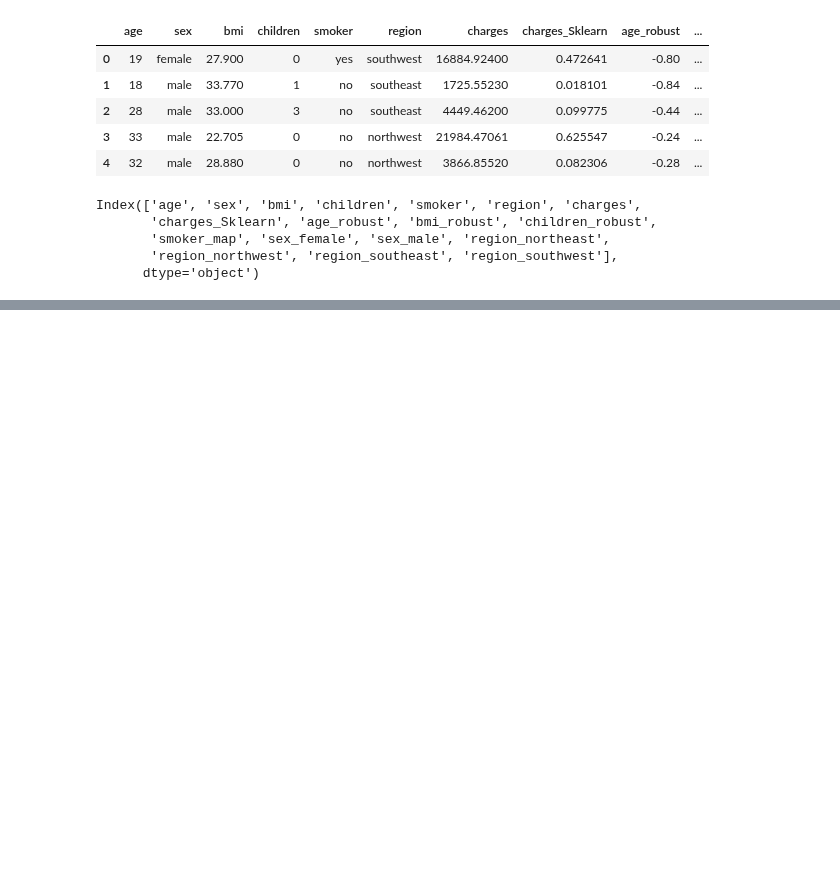
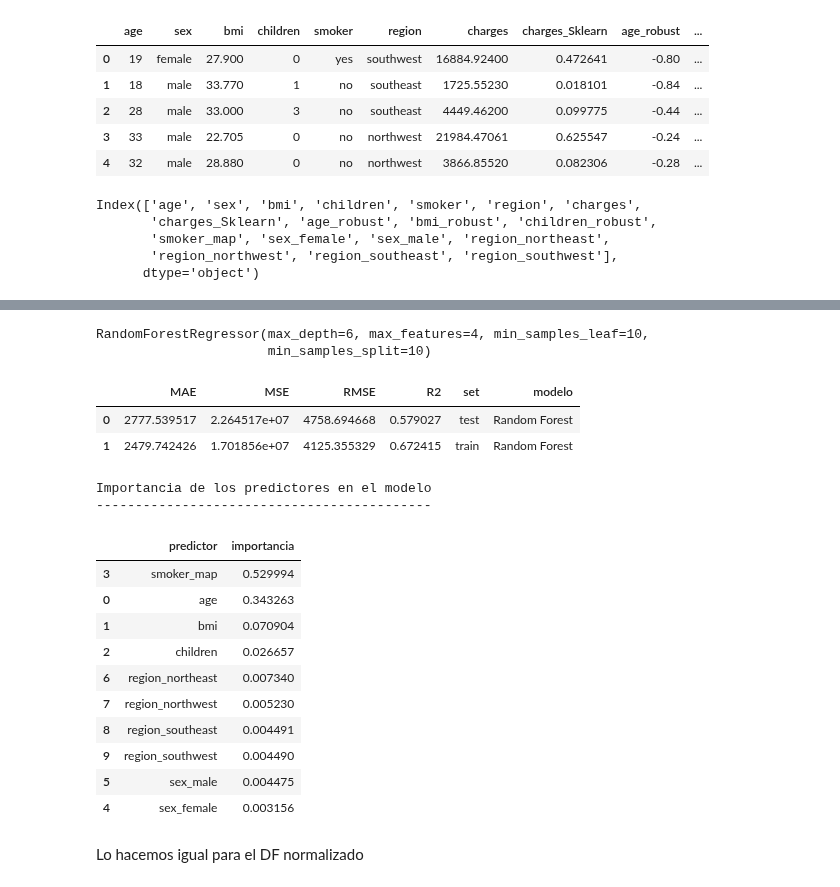
Before and after one commit to Adalab/DA-promoC-modulo3-sprint1-IreneMarta, a Jupyter notebook: regresion_linear/12-RL-RandomForest.ipynb, the cells around one changed output, grey strips where cells are left out. Cells and saved outputs as stored; diff of their text form; code cells hidden in the pictures; blank space fills up the shorter version.

```diff
--- a/regresion_linear/12-RL-RandomForest.ipynb
+++ b/regresion_linear/12-RL-RandomForest.ipynb
@@ -71,0 +79,6 @@ gs_rf.fit(x_train, y_train)
+# %%
+bosque = gs_rf.best_estimator_
+bosque
+# %% [output]
+RandomForestRegressor(max_depth=6, max_features=4, min_samples_leaf=10,
+                      min_samples_split=10)
@@ -71,0 +100,37 @@ gs_rf.fit(x_train, y_train)
+# %%
+dt_results = metricas(y_test, y_train, y_pred_test_rf, y_pred_train_rf, "Random Forest")
+dt_results
+# %% [output]
+|  | MAE | MSE | RMSE | R2 | set | modelo |
+| 0 | 2777.539517 | 2.264517e+07 | 4758.694668 | 0.579027 | test | Random Forest |
+| 1 | 2479.742426 | 1.701856e+07 | 4125.355329 | 0.672415 | train | Random Forest |
+# %%
+importancia_predictores = pd.DataFrame(
+                            {'predictor': x_train.columns,
+                             'importancia': bosque.feature_importances_}
+                            )
+
+
+# ordenamos de mayor a menor los resultados
+importancia_predictores.sort_values(by=["importancia"], ascending=False, inplace = True)
+
+# printeamos los resultados
+print("Importancia de los predictores en el modelo")
+print("-------------------------------------------")
+importancia_predictores
+# %% [output]
+Importancia de los predictores en el modelo
+-------------------------------------------
+|  | predictor | importancia |
+| 3 | smoker_map | 0.529994 |
+| 0 | age | 0.343263 |
+| 1 | bmi | 0.070904 |
+| 2 | children | 0.026657 |
+| 6 | region_northeast | 0.007340 |
+| 7 | region_northwest | 0.005230 |
+| 8 | region_southeast | 0.004491 |
+| 9 | region_southwest | 0.004490 |
+| 5 | sex_male | 0.004475 |
+| 4 | sex_female | 0.003156 |
+# %% [markdown]
+Lo hacemos igual para el DF normalizado
```
Also changed, not shown: parts of 10 cells of this notebook, 1 other file.
